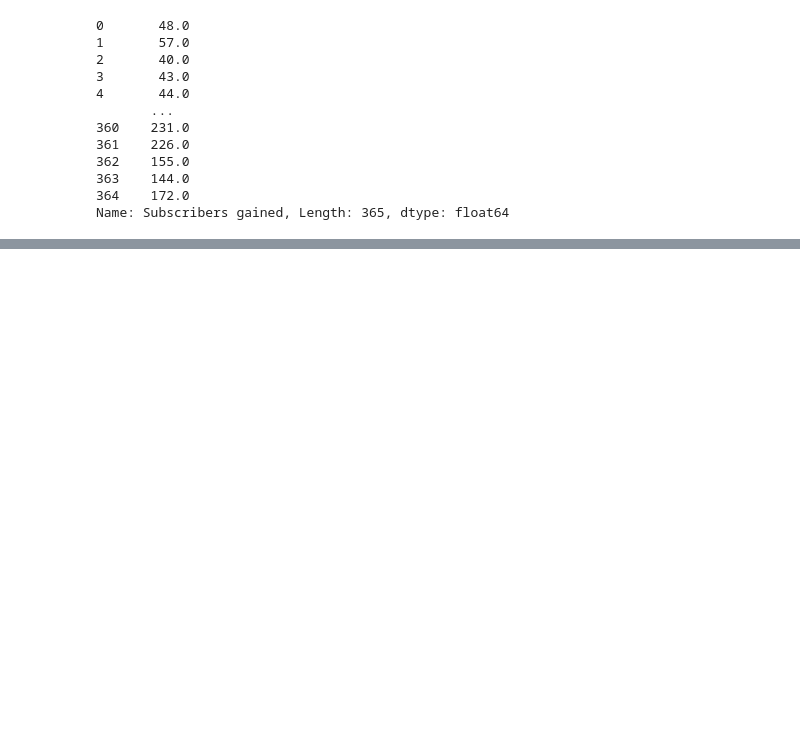
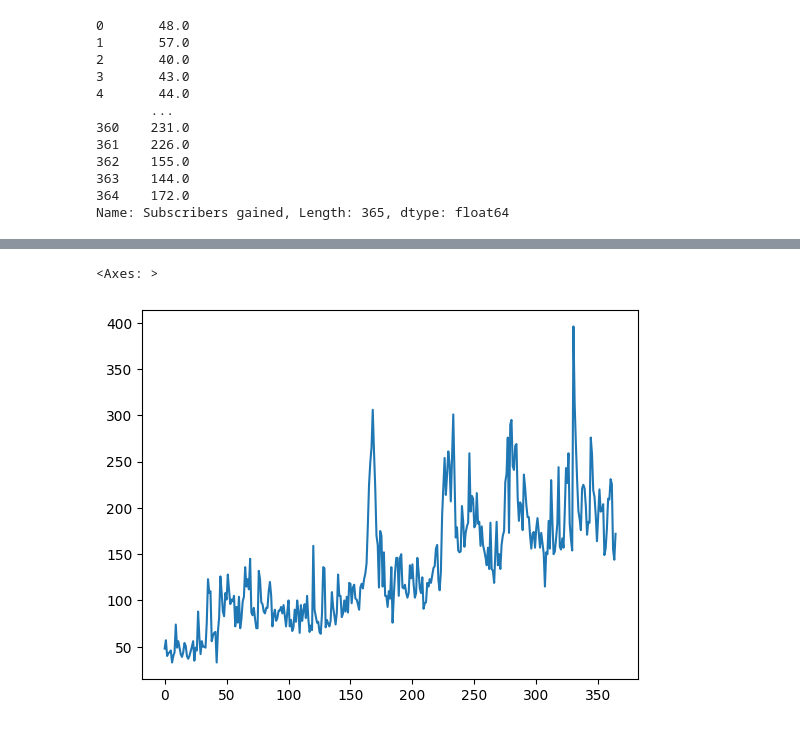
Before and after one commit to Abhasjaiswal/Data-Analysis-and-Visualisation, a Jupyter notebook: Pandas/Pandas_Series.ipynb, the cells around one changed output, grey strips where cells are left out. Cells and saved outputs as stored; diff of their text form; code cells hidden in the pictures; blank space fills up the shorter version.

```diff
--- a/Pandas/Pandas_Series.ipynb
+++ b/Pandas/Pandas_Series.ipynb
@@ -486,0 +561,5 @@ Name: Subscribers gained, Length: 365, dtype: float64
+# %%
+subs.plot()
+# %% [output]
+<Axes: >
+[figure, added]
```
Also changed, not shown: parts of 45 cells of this notebook.
